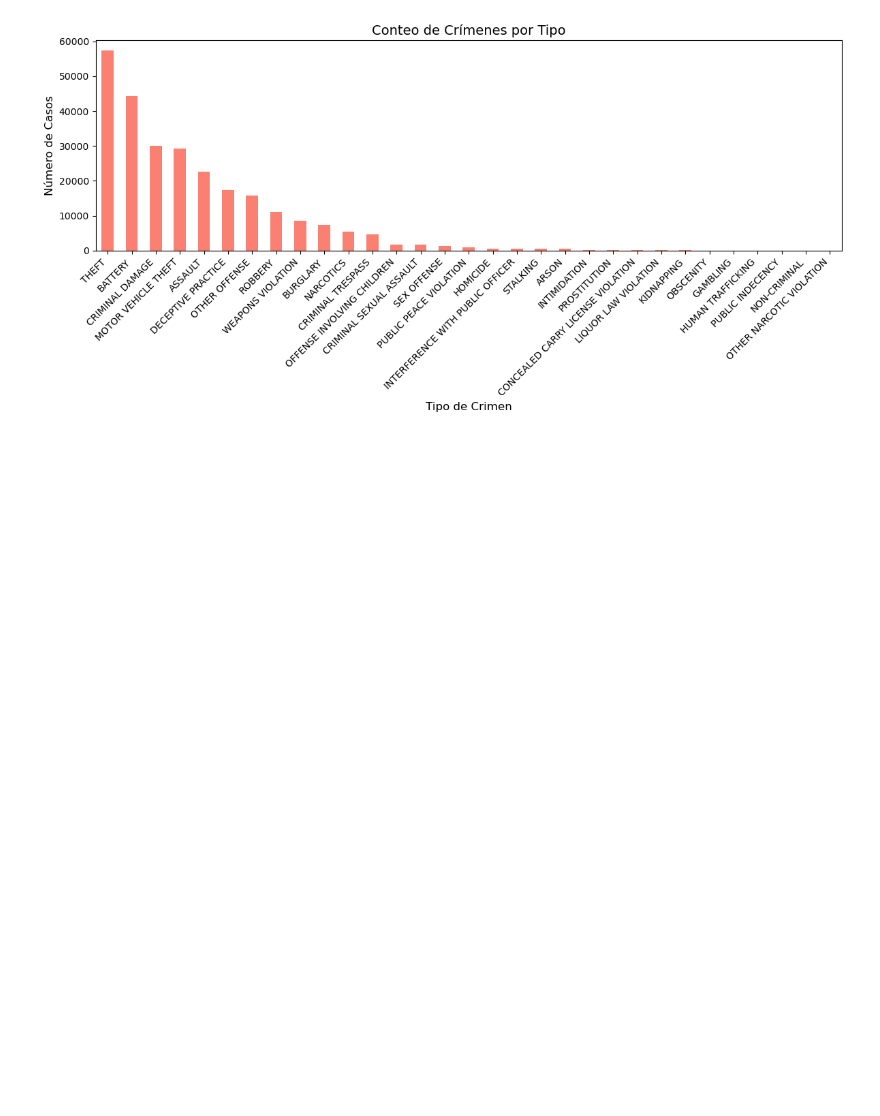
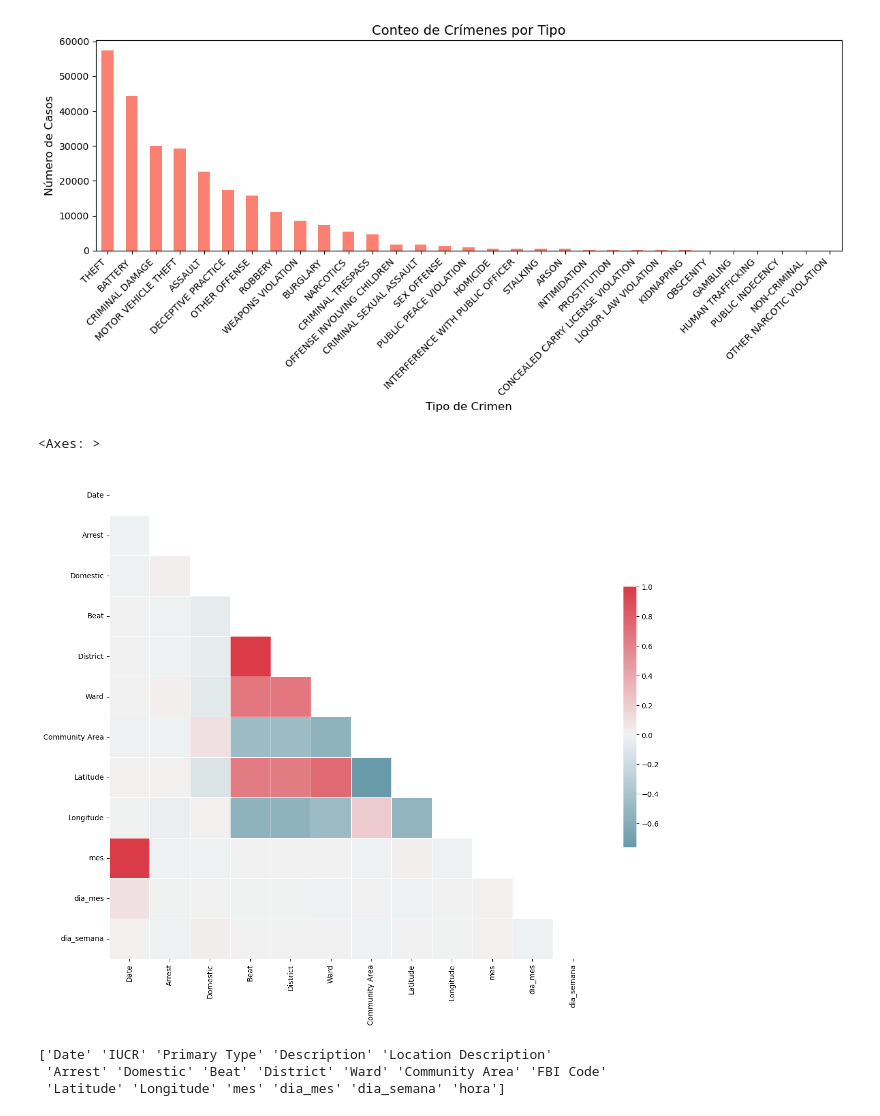
Before and after one commit to gjmv/CEIA_2025_B2_AMq_TP, a Jupyter notebook: TP.ipynb, the cells around one changed output. Saved outputs shown, nothing was run; the diff lists cells and outputs as text; code cells hidden in the pictures; blank space fills up the shorter version.

```diff
--- a/TP.ipynb
+++ b/TP.ipynb
@@ -177,3 +174,29 @@ plt.tight_layout()
 plt.show()
 # %% [output]
 [figure]
+# %%
+corr_cols = ['Date', 'Arrest', 'Domestic', 'Beat', 'District', 'Ward', 'Community Area',
+ 'Latitude', 'Longitude', 'mes', 'dia_mes', 'dia_semana', 'hora']
+df_corr = df_csv[corr_cols]
+corr = df_corr.corr(method = 'pearson') #.sort_values(by = 'SalePrice', axis = 0, ascending = False).sort_values(by = 'SalePrice', axis = 1, ascending = False)
+# Generate a mask for the upper triangle
+mask = np.triu(np.ones_like(corr, dtype=np.bool))
+
+# Set up the matplotlib figure
+f, ax = plt.subplots(figsize=(15,13))
+
+# Generate a custom diverging colormap
+cmap = sns.diverging_palette(220, 10, as_cmap=True)
+
+# Draw the heatmap with the mask and correct aspect ratio
+sns.heatmap(corr.iloc[0:12,0:12], mask=mask[0:12,0:12], cmap=cmap, vmax=1, center=0,
+            square=True, linewidths=.5, cbar_kws={"shrink": .5}, annot = False)
+# %% [output]
+<Axes: >
+[figure, added]
+# %%
+print(df_csv.columns.values)
+# %% [output]
+['Date' 'IUCR' 'Primary Type' 'Description' 'Location Description'
+ 'Arrest' 'Domestic' 'Beat' 'District' 'Ward' 'Community Area' 'FBI Code'
+ 'Latitude' 'Longitude' 'mes' 'dia_mes' 'dia_semana' 'hora']
```
Also changed, not shown: parts of 3 cells of this notebook.
